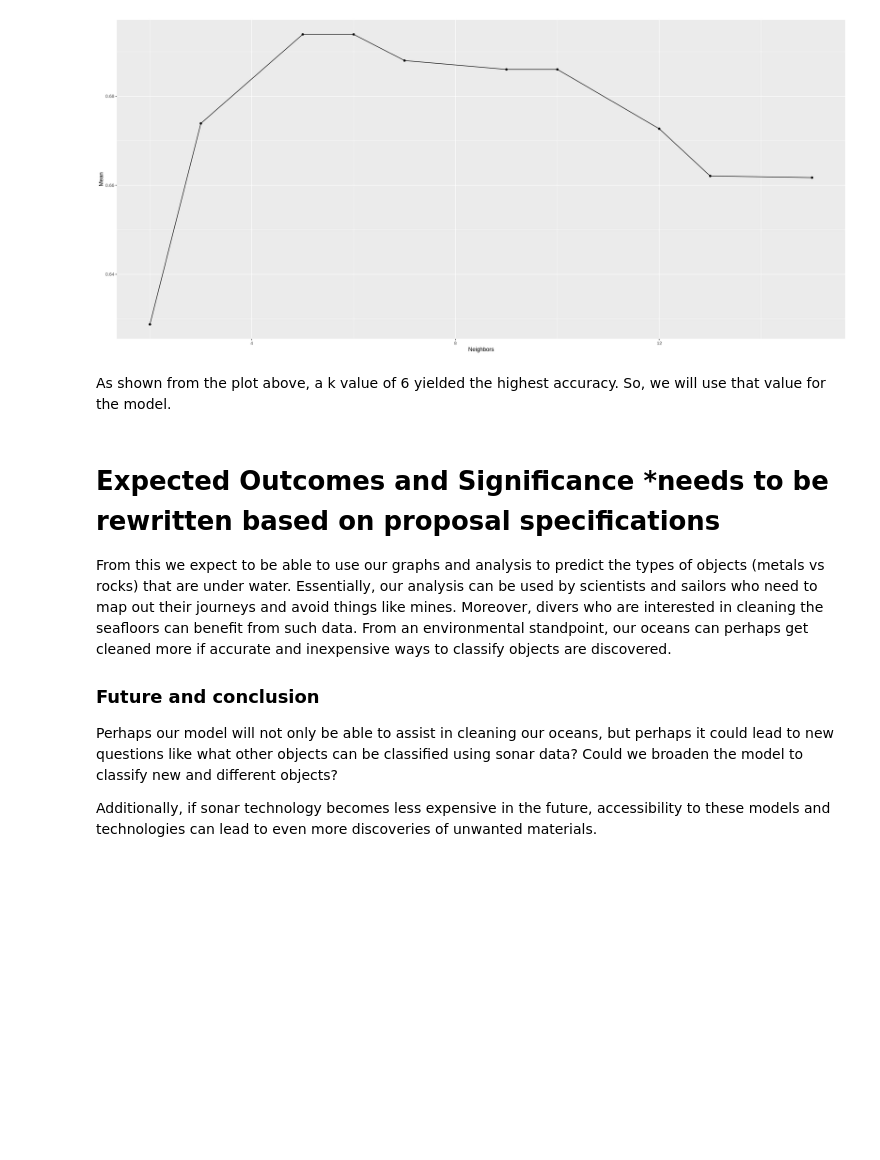
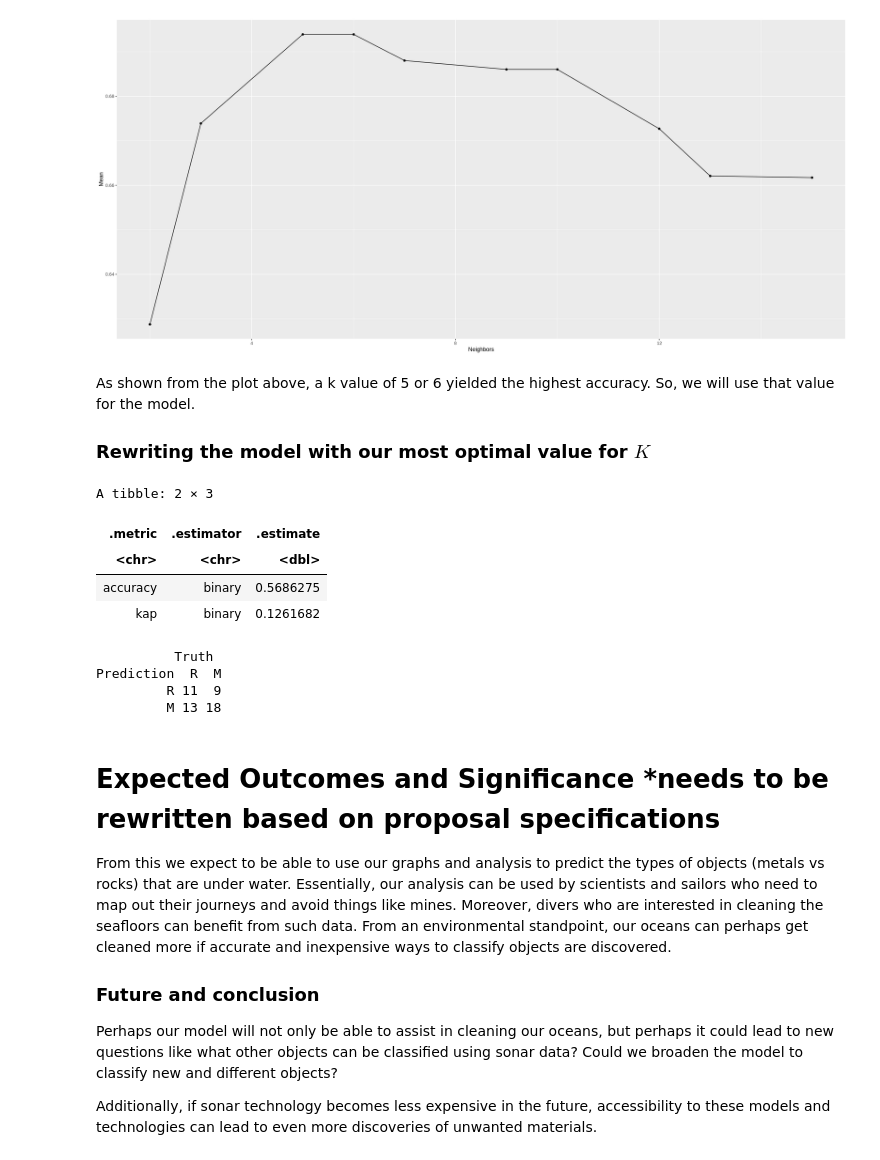
Before and after one commit to ryanarnouk/dsci-100-project, a Jupyter notebook: report.ipynb, the cells around one changed output. Saved outputs shown, nothing was run; the diff lists cells and outputs as text; code cells hidden in the pictures; blank space fills up the shorter version.

Commit message:
Added Classification based and ran the testing data

```diff
--- a/report.ipynb
+++ b/report.ipynb
@@ -254,7 +254,47 @@ tuning_plot
 # %% [output]
 [figure]
 # %% [markdown]
-As shown from the plot above, a k value of 6 yielded the highest accuracy. So, we will use that value for the model.
+As shown from the plot above, a k value of 5 or 6 yielded the highest accuracy. So, we will use that value for the model.
+
+### Rewriting the model with our most optimal value for $K$
+# %%
+sonar_spec_untuned <- nearest_neighbor(weight_func = "rectangular", neighbors = 5) %>%
+    set_engine("kknn") %>%
+    set_mode("classification")
+
+sonar_fit_untuned <- workflow() %>%
+      add_recipe(sonar_recipe) %>%
+      add_model(sonar_spec_untuned) %>%
+      fit(data = average_training_data)
+
+average_testing_data <- testing_data %>%
+    rowwise() %>%
+    mutate(mean2 = mean(c_across(X31:X60)), `.after` = categories) %>%
+    mutate(mean1 = mean(c_across(X1:X30)), `.after` = categories) %>%
+    mutate(mean = mean(c_across(X1:X60)), `.after` = categories)
+
+sonar_predictions <- predict(sonar_fit_untuned, average_testing_data) %>%
+  bind_cols(average_testing_data)
+
+sonar_metrics <- sonar_predictions %>%
+      metrics(truth = categories, estimate = .pred_class)
+
+sonar_conf_mat <- sonar_predictions %>%
+      conf_mat(truth = categories, estimate = .pred_class)
+
+#sonar_predictions
+sonar_metrics
+sonar_conf_mat
+# %% [output]
+A tibble: 2 × 3
+| .metric | .estimator | .estimate |
+| <chr> | <chr> | <dbl> |
+| accuracy | binary | 0.5686275 |
+| kap | binary | 0.1261682 |
+          Truth
+Prediction  R  M
+         R 11  9
+         M 13 18
 # %% [markdown]
 # Expected Outcomes and Significance *needs to be rewritten based on proposal specifications
 From this we expect to be able to use our graphs and analysis to predict the types of objects (metals vs rocks) that are under water. Essentially, our analysis can be used by scientists and sailors who need to map out their journeys and avoid things like mines. Moreover, divers who are interested in cleaning the seafloors can benefit from such data. From an environmental standpoint, our oceans can perhaps get cleaned more if accurate and inexpensive ways to classify objects are discovered.
```
